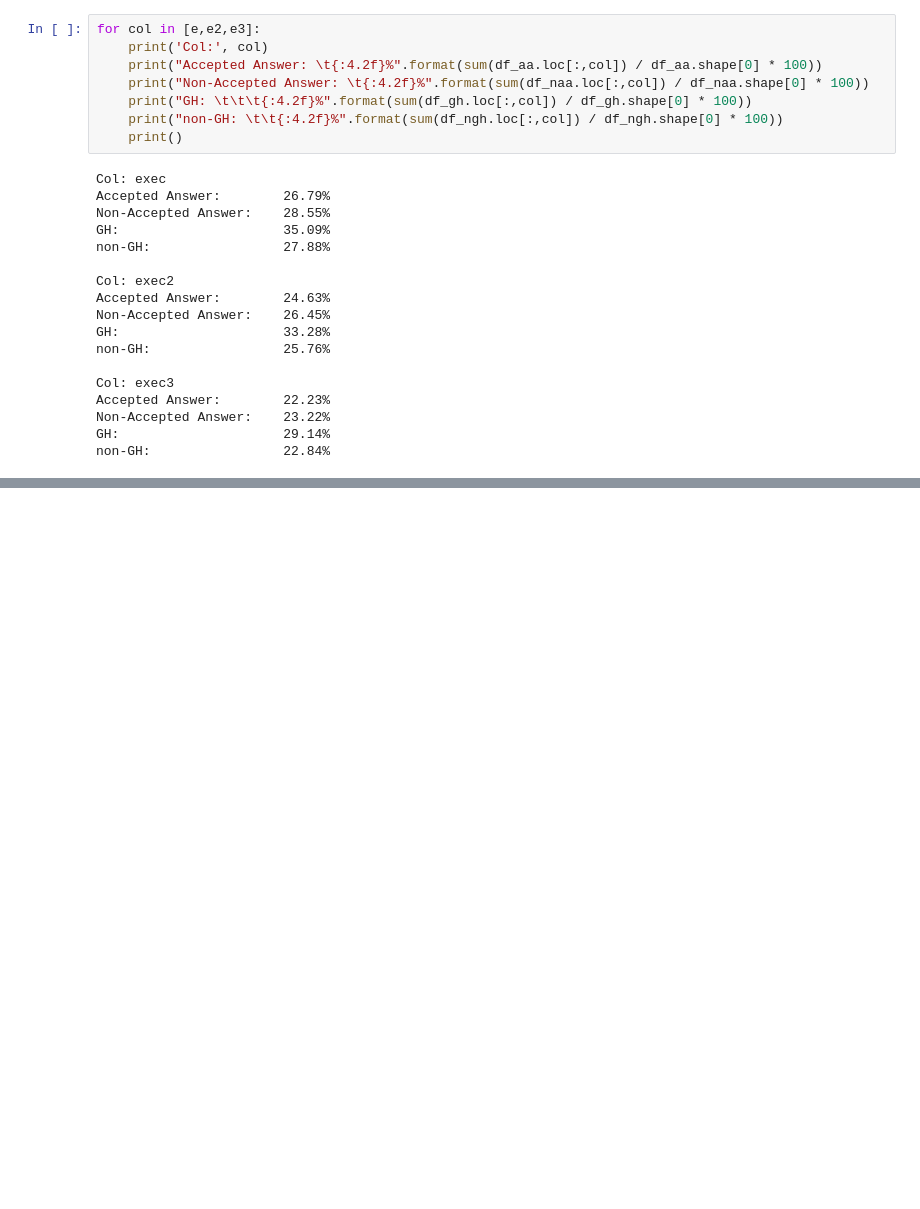
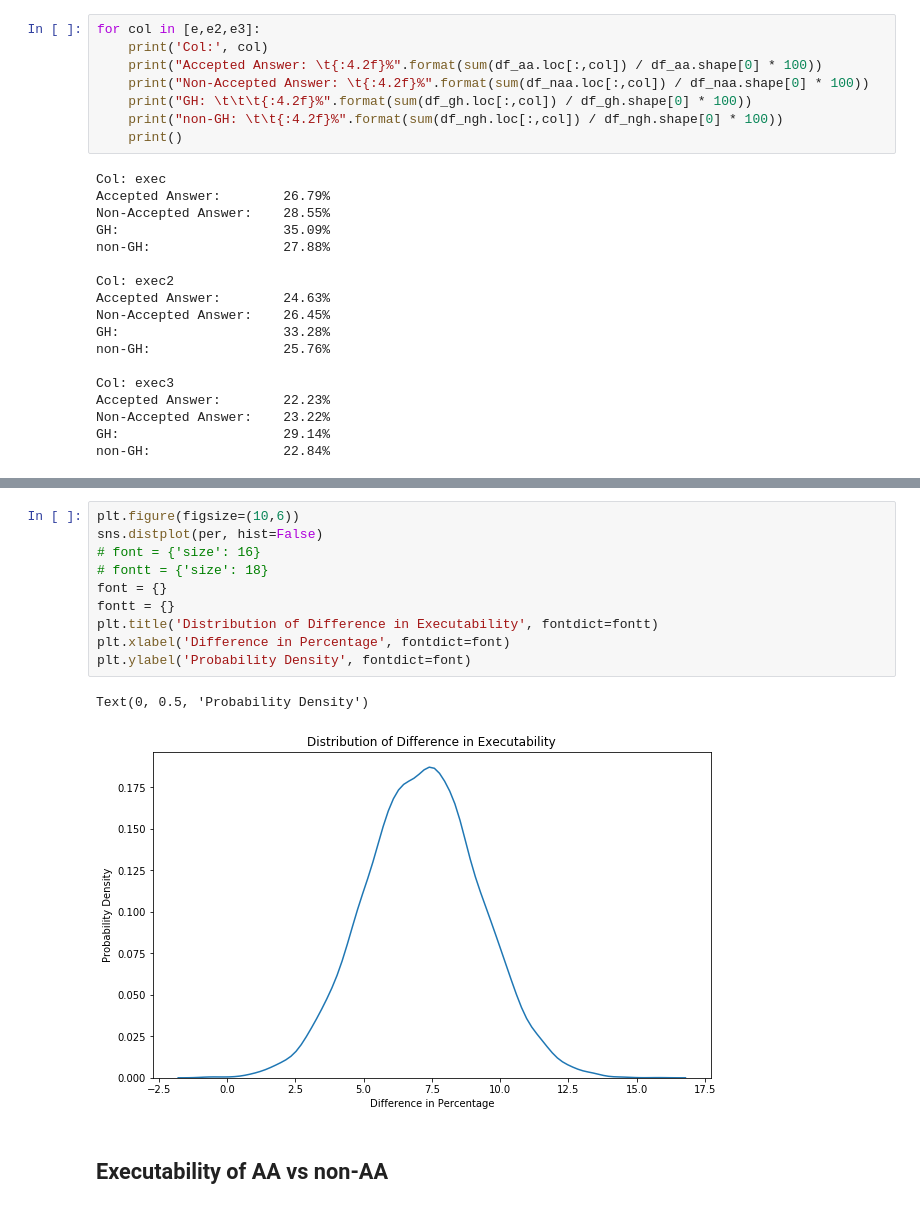
Before and after one commit to nimamahmoudi/msr2019-mining-challenge-webapp, a Jupyter notebook: data/stats2.ipynb, the cells around one changed output, grey strips where cells are left out. Drawn from its saved outputs; the diff is of its cells as text; blank space fills up the shorter version.

```diff
--- a/data/stats2.ipynb
+++ b/data/stats2.ipynb
@@ -66,0 +101,15 @@ non-GH:                 22.84%
+# %%
+plt.figure(figsize=(10,6))
+sns.distplot(per, hist=False)
+# font = {'size': 16}
+# fontt = {'size': 18}
+font = {}
+fontt = {}
+plt.title('Distribution of Difference in Executability', fontdict=fontt)
+plt.xlabel('Difference in Percentage', fontdict=font)
+plt.ylabel('Probability Density', fontdict=font)
+# %% [output]
+Text(0, 0.5, 'Probability Density')
+[figure, added]
+# %% [markdown]
+## Executability of AA vs non-AA
```
Also changed, not shown: parts of 9 cells of this notebook.
